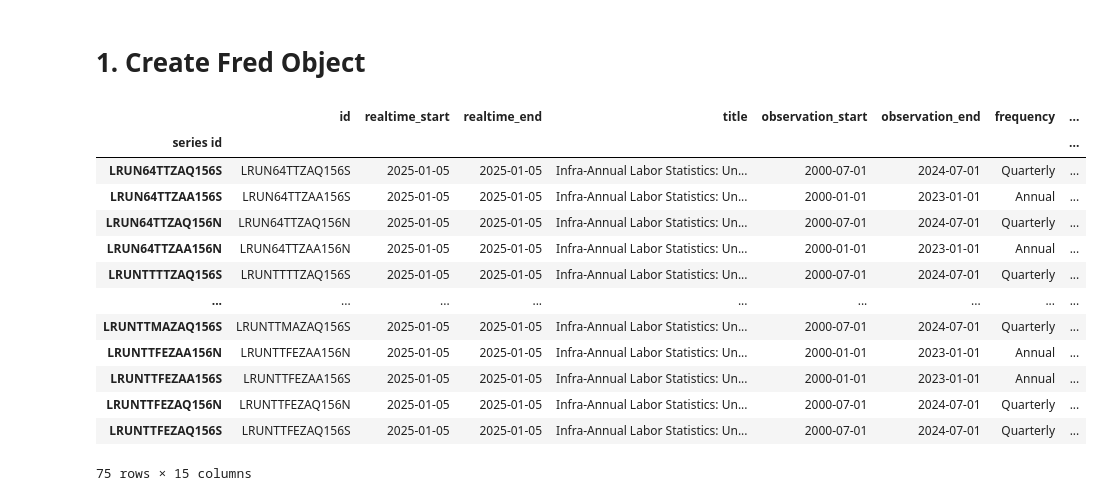
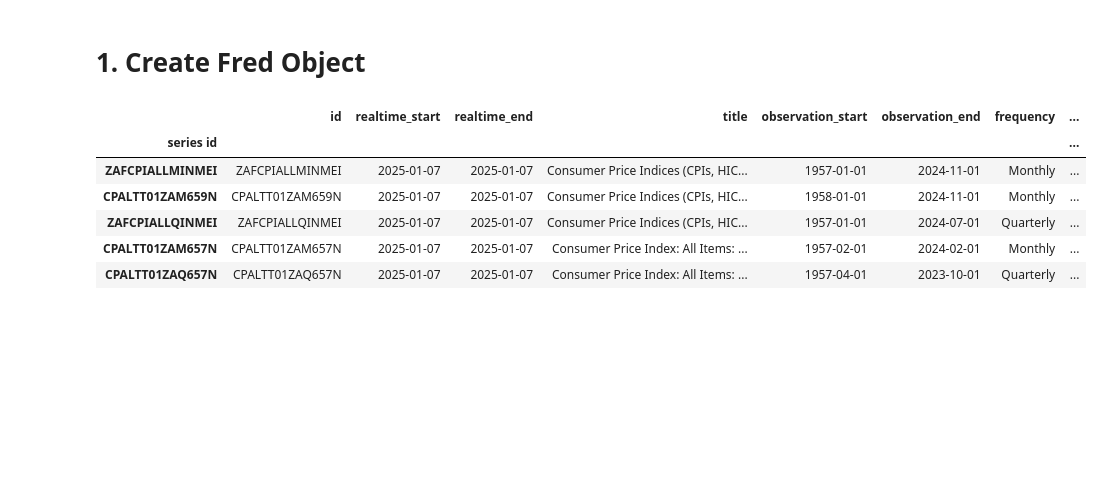
Before and after one commit to l-quincy01/Economic-Data-Analysis, a Jupyter notebook: EconomicEDA.ipynb, the cells around one changed output. Cells and saved outputs as stored; diff of their text form; code cells hidden in the pictures; blank space fills up the shorter version.

```diff
--- a/EconomicEDA.ipynb
+++ b/EconomicEDA.ipynb
@@ -49,28 +40,18 @@ Successfully installed fredapi-0.5.2
 # %%
 # Fred
 from fredapi import Fred
 fred = Fred(api_key=fred_key)
 
+#Search Economic data
+sa_economic_indicators = fred.search("south africa")
 
-#Search Economic data
-sa_gni_search = fred.search("south africa gni")
-sa_unemploymentRate_search = fred.search("south africa unemployment")
-
-#Display Economic data
-sa_gni_search
-sa_unemploymentRate_search
+#Display concise summary of result
+sa_economic_indicators.head()
 # %% [output]
 |  | id | realtime_start | realtime_end | title | observation_start | observation_end | frequency | ... |
 | series id |  |  |  |  |  |  |  | ... |
-| LRUN64TTZAQ156S | LRUN64TTZAQ156S | 2025-01-05 | 2025-01-05 | Infra-Annual Labor Statistics: Un... | 2000-07-01 | 2024-07-01 | Quarterly | ... |
-| LRUN64TTZAA156S | LRUN64TTZAA156S | 2025-01-05 | 2025-01-05 | Infra-Annual Labor Statistics: Un... | 2000-01-01 | 2023-01-01 | Annual | ... |
-| LRUN64TTZAQ156N | LRUN64TTZAQ156N | 2025-01-05 | 2025-01-05 | Infra-Annual Labor Statistics: Un... | 2000-07-01 | 2024-07-01 | Quarterly | ... |
-| LRUN64TTZAA156N | LRUN64TTZAA156N | 2025-01-05 | 2025-01-05 | Infra-Annual Labor Statistics: Un... | 2000-01-01 | 2023-01-01 | Annual | ... |
-| LRUNTTTTZAQ156S | LRUNTTTTZAQ156S | 2025-01-05 | 2025-01-05 | Infra-Annual Labor Statistics: Un... | 2000-07-01 | 2024-07-01 | Quarterly | ... |
-| ... | ... | ... | ... | ... | ... | ... | ... | ... |
-| LRUNTTMAZAQ156S | LRUNTTMAZAQ156S | 2025-01-05 | 2025-01-05 | Infra-Annual Labor Statistics: Un... | 2000-07-01 | 2024-07-01 | Quarterly | ... |
-| LRUNTTFEZAA156N | LRUNTTFEZAA156N | 2025-01-05 | 2025-01-05 | Infra-Annual Labor Statistics: Un... | 2000-01-01 | 2023-01-01 | Annual | ... |
-| LRUNTTFEZAA156S | LRUNTTFEZAA156S | 2025-01-05 | 2025-01-05 | Infra-Annual Labor Statistics: Un... | 2000-01-01 | 2023-01-01 | Annual | ... |
-| LRUNTTFEZAQ156N | LRUNTTFEZAQ156N | 2025-01-05 | 2025-01-05 | Infra-Annual Labor Statistics: Un... | 2000-07-01 | 2024-07-01 | Quarterly | ... |
-| LRUNTTFEZAQ156S | LRUNTTFEZAQ156S | 2025-01-05 | 2025-01-05 | Infra-Annual Labor Statistics: Un... | 2000-07-01 | 2024-07-01 | Quarterly | ... |
+| ZAFCPIALLMINMEI | ZAFCPIALLMINMEI | 2025-01-07 | 2025-01-07 | Consumer Price Indices (CPIs, HIC... | 1957-01-01 | 2024-11-01 | Monthly | ... |
+| CPALTT01ZAM659N | CPALTT01ZAM659N | 2025-01-07 | 2025-01-07 | Consumer Price Indices (CPIs, HIC... | 1958-01-01 | 2024-11-01 | Monthly | ... |
+| ZAFCPIALLQINMEI | ZAFCPIALLQINMEI | 2025-01-07 | 2025-01-07 | Consumer Price Indices (CPIs, HIC... | 1957-01-01 | 2024-07-01 | Quarterly | ... |
+| CPALTT01ZAM657N | CPALTT01ZAM657N | 2025-01-07 | 2025-01-07 | Consumer Price Index: All Items: ... | 1957-02-01 | 2024-02-01 | Monthly | ... |
+| CPALTT01ZAQ657N | CPALTT01ZAQ657N | 2025-01-07 | 2025-01-07 | Consumer Price Index: All Items: ... | 1957-04-01 | 2023-10-01 | Quarterly | ... |
-75 rows × 15 columns
```
Also changed, not shown: parts of 23 cells of this notebook.
